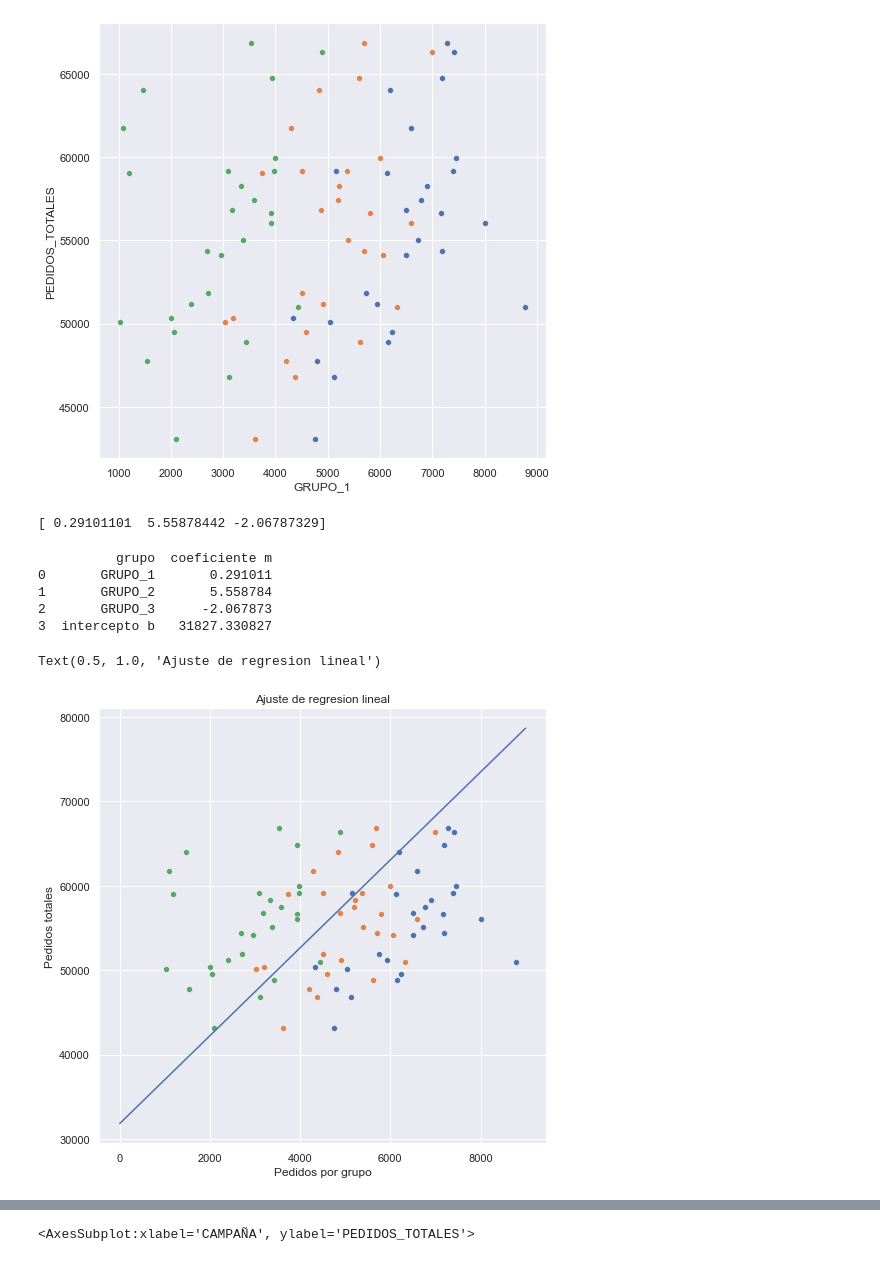
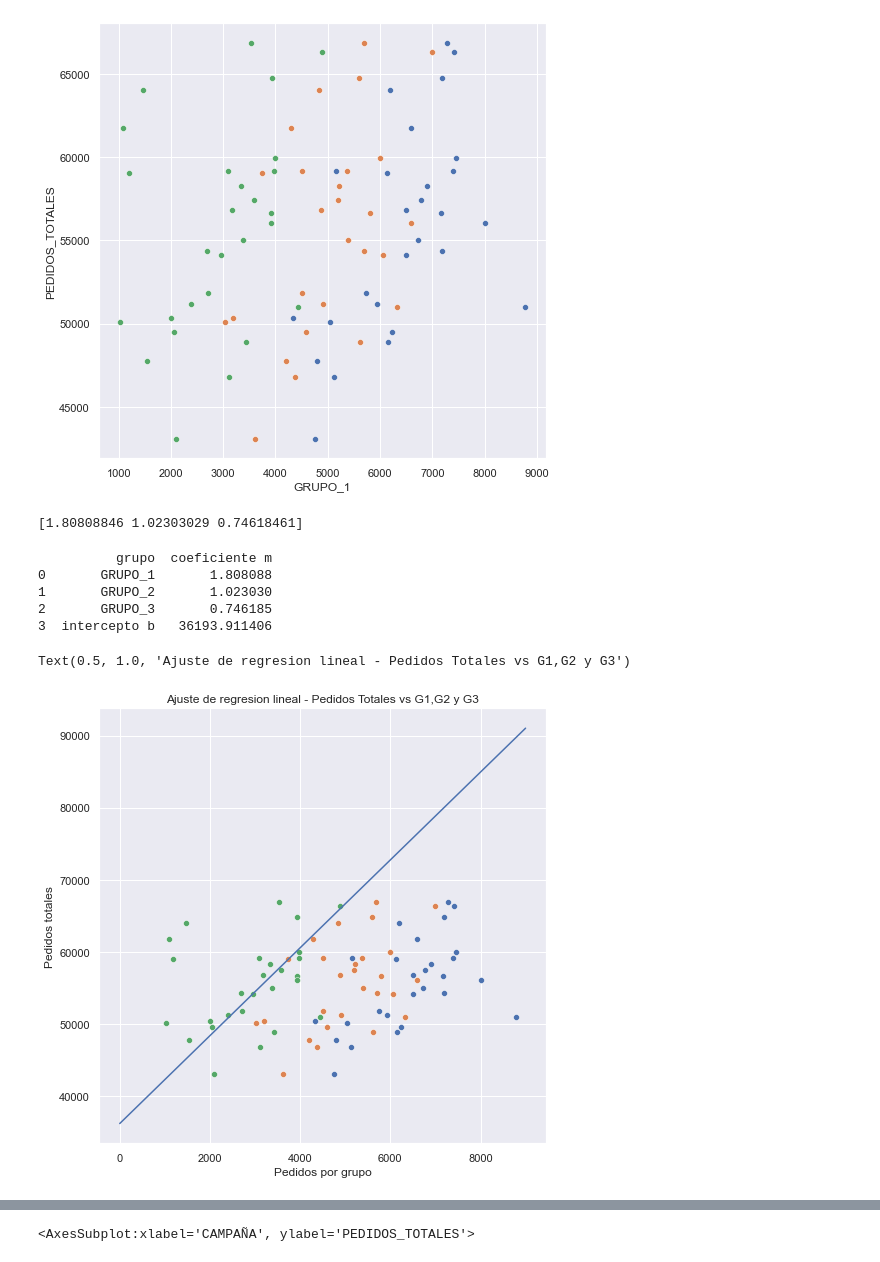
Before and after one commit to ignacio1511/Azzorti-Challenge, a Jupyter notebook: pregunta3.ipynb, the cells around one changed output, grey strips where cells are left out. Cells and saved outputs as stored; diff of their text form; code cells hidden in the pictures.

Commit message:
modelos - pregunta3

```diff
--- a/pregunta3.ipynb
+++ b/pregunta3.ipynb
@@ -197,22 +202,24 @@ for i in range(1,4):
 # %% [output]
 [figure]
 # %%
-## Se aplica un Modelo de Regresion Lineal para hallar los coeficientes de la ecuacion
+## Se aplico un Modelo de Regresion Lineal para hallar los coeficientes de la ecuacion
 
-X = df.iloc[:,1:4]
+X = df.iloc[:,0:3]
 X
-y =np.array(df['PEDIDOS_TOTALES'])
+
+
+y = df['PEDIDOS_TOTALES']
 X_train, X_test, y_train,y_test = train_test_split(X,y)
 
 lin = LinearRegression()
 lin.fit(X_train,y_train)
-y_pred = lin.predict(X_test)
+y_pred = lin.predict(X_train)
 coef = lin.coef_
 print(coef)
 # %% [output]
-[ 0.29101101  5.55878442 -2.06787329]
+[1.80808846 1.02303029 0.74618461]
 # %%
-## Ecuacion de la recta ## y = mx1x1 + ... m10x10 + b
+## Ecuacion de la recta ## y = mx1x1 + ... m3x3 + b
 
 ecuacion = pd.DataFrame((zip)(X.columns,coef), columns =['grupo','coeficiente m'])
 ecuacion = ecuacion.append({'grupo':'intercepto b','coeficiente m':lin.intercept_},ignore_index=True)
@@ -221,23 +228,26 @@ print(ecuacion)
 ecuacion.to_csv('coeficientes.csv')
 # %% [output]
           grupo  coeficiente m
-0       GRUPO_1       0.291011
-1       GRUPO_2       5.558784
-2       GRUPO_3      -2.067873
-3  intercepto b   31827.330827
+0       GRUPO_1       1.808088
+1       GRUPO_2       1.023030
+2       GRUPO_3       0.746185
+3  intercepto b   36193.911406
 # %%
+## Graficamos los datos y la recta de regresion
+
 for i in range(1,4):
     sns.scatterplot(data=df, x = f'GRUPO_{i}', y = 'PEDIDOS_TOTALES')
 
 x_value = [x for x in range(0,9000)]
 y_value = [x * coef[0] + coef[1] * 2 *x + coef[2] * 3 *x for x in x_value] + lin.intercept_
+
 sns.lineplot(x_value,y_value)
 plt.xlabel('Pedidos por grupo')
 plt.ylabel('Pedidos totales')
-plt.title('Ajuste de regresion lineal')
+plt.title('Ajuste de regresion lineal - Pedidos Totales vs G1,G2 y G3')
 # %% [output]
-Text(0.5, 1.0, 'Ajuste de regresion lineal')
+Text(0.5, 1.0, 'Ajuste de regresion lineal - Pedidos Totales vs G1,G2 y G3')
-[figure, old version]
+[figure, new version]
 # %%
 g1 = int(input("Ingrese las ventas del Grupo 1: "))
 g2 = int(input("Ingrese las ventas del Grupo 2: "))
```
Also changed, not shown: parts of 21 cells of this notebook.
